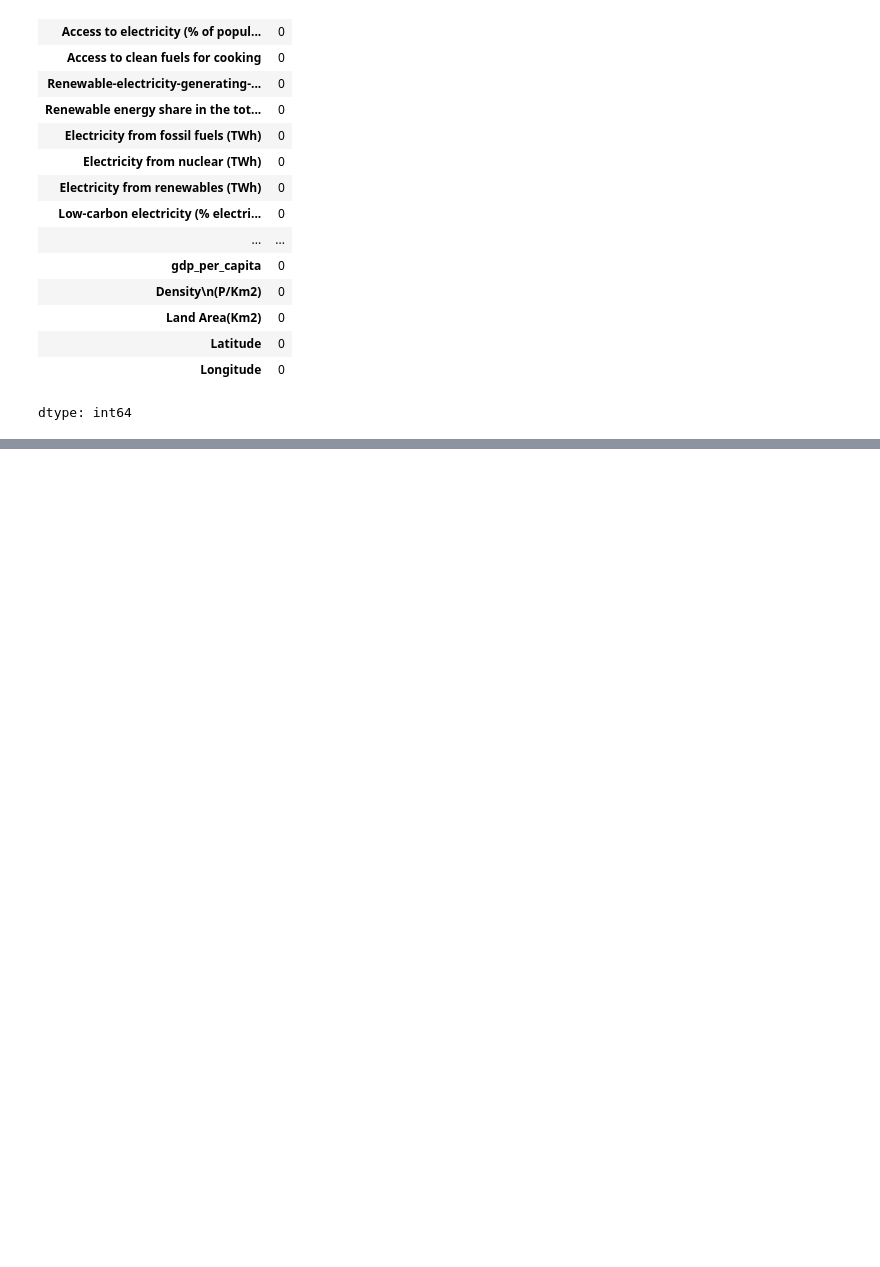
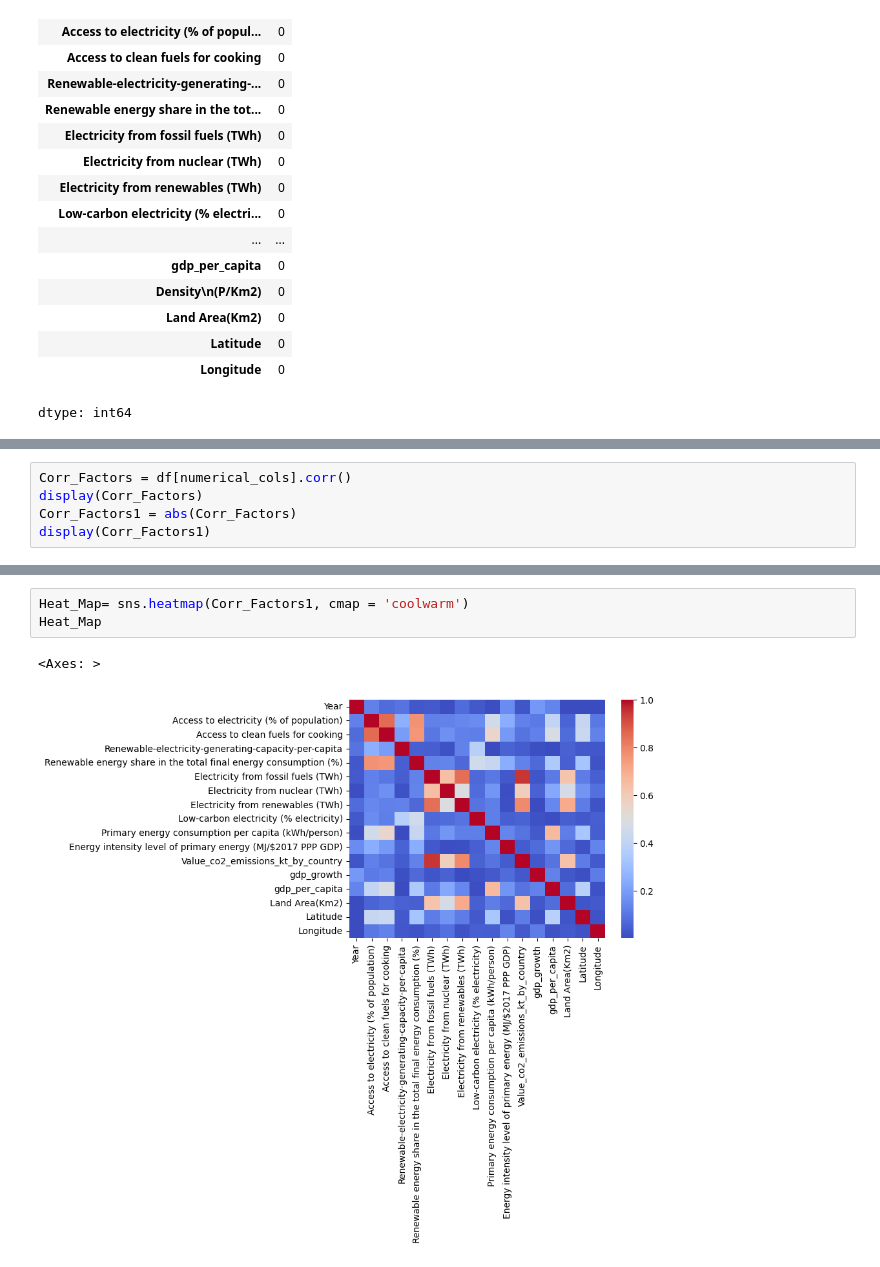
Before and after one commit to mnoriega-mx/energy-efficiency-trends, a Jupyter notebook: energy_efficiency_trends.ipynb, the cells around one changed output, grey strips where cells are left out. Drawn from its saved outputs; the diff is of its cells as text; blank space fills up the shorter version.

```diff
--- a/energy_efficiency_trends.ipynb
+++ b/energy_efficiency_trends.ipynb
@@ -77,0 +149,5 @@ dtype: int64
+# %%
+Corr_Factors = df[numerical_cols].corr()
+display(Corr_Factors)
+Corr_Factors1 = abs(Corr_Factors)
+display(Corr_Factors1)
@@ -77,0 +191,6 @@ dtype: int64
+# %%
+Heat_Map= sns.heatmap(Corr_Factors1, cmap = 'coolwarm')
+Heat_Map
+# %% [output]
+<Axes: >
+[figure, added]
```
Also changed, not shown: parts of 12 cells of this notebook.
